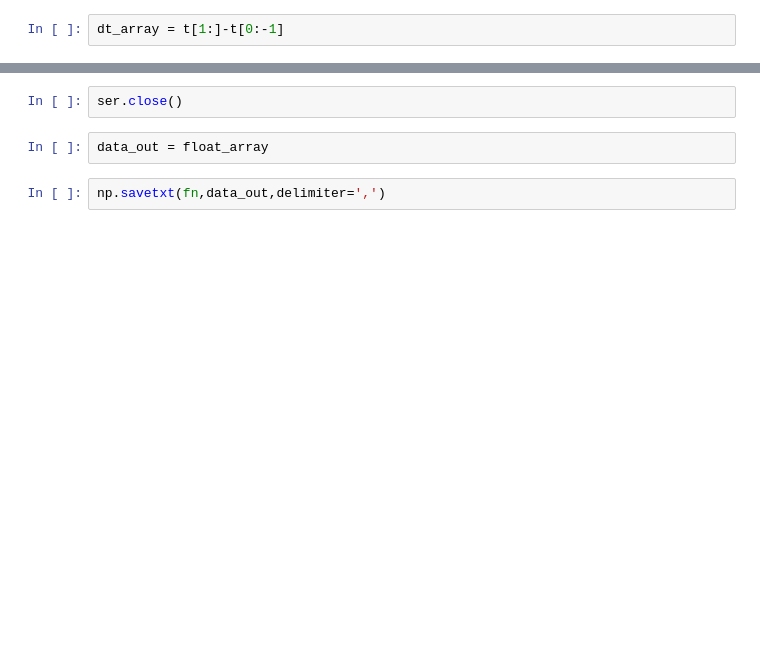
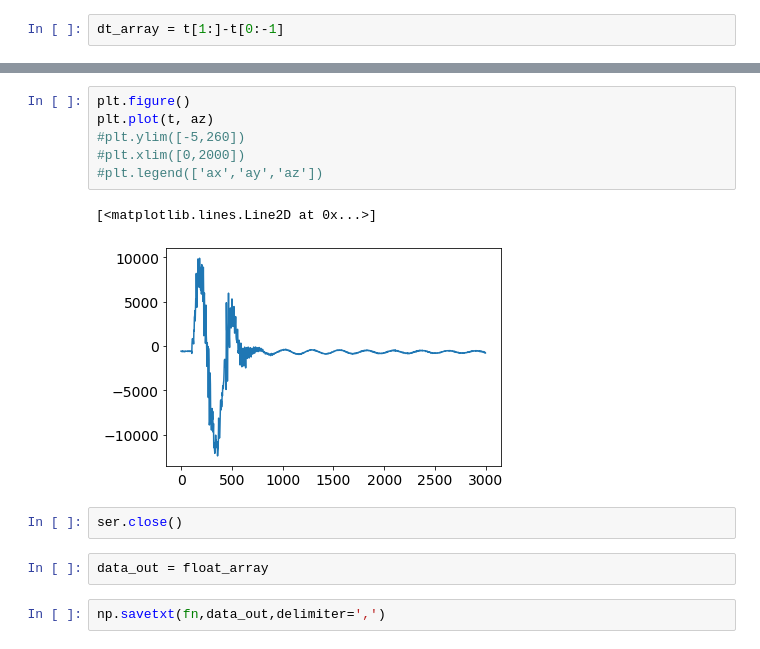
Before and after one commit to ryanGT/sabbatical_github, a Jupyter notebook: arduino_oop_block_diagram/test_runner_v1.ipynb, the cells around one changed output, grey strips where cells are left out. Saved outputs shown, nothing was run; the diff lists cells and outputs as text; blank space fills up the shorter version.

```diff
--- a/arduino_oop_block_diagram/test_runner_v1.ipynb
+++ b/arduino_oop_block_diagram/test_runner_v1.ipynb
@@ -143,3 +151,12 @@ plt.xlim([0,2000])
+# %%
+plt.figure()
+plt.plot(t, az)
+#plt.ylim([-5,260])
+#plt.xlim([0,2000])
+#plt.legend(['ax','ay','az'])
+# %% [output]
+[<matplotlib.lines.Line2D at 0x...>]
+[figure, added]
 # %%
 ser.close()
 # %%
```
Also changed, not shown: parts of 8 cells of this notebook, 5 other files.
